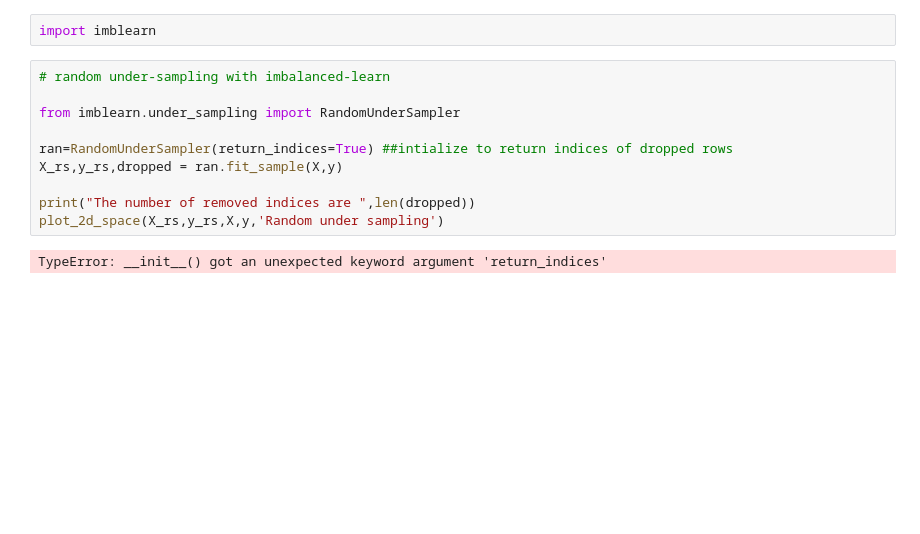
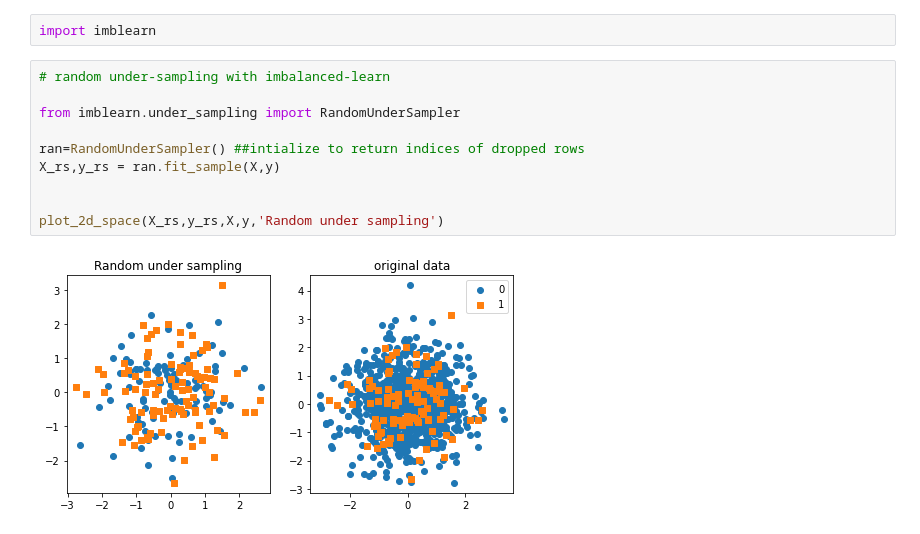
Before and after one commit to monjurmorshed793/credit-card-fraud-detection, a Jupyter notebook: credit-card-fraud.ipynb, the cells around one changed output. Drawn from its saved outputs; the diff is of its cells as text; blank space fills up the shorter version.

```diff
--- a/credit-card-fraud.ipynb
+++ b/credit-card-fraud.ipynb
@@ -366,12 +368,12 @@ import imblearn
 # %%
 # random under-sampling with imbalanced-learn
 
 from imblearn.under_sampling import RandomUnderSampler
 
-ran=RandomUnderSampler(return_indices=True) ##intialize to return indices of dropped rows
-X_rs,y_rs,dropped = ran.fit_sample(X,y)
+ran=RandomUnderSampler() ##intialize to return indices of dropped rows
+X_rs,y_rs = ran.fit_sample(X,y)
 
-print("The number of removed indices are ",len(dropped))
+
 plot_2d_space(X_rs,y_rs,X,y,'Random under sampling')
 # %% [output]
-TypeError: __init__() got an unexpected keyword argument 'return_indices'
+[figure, added]
```
Also changed, not shown: parts of 6 cells of this notebook.
